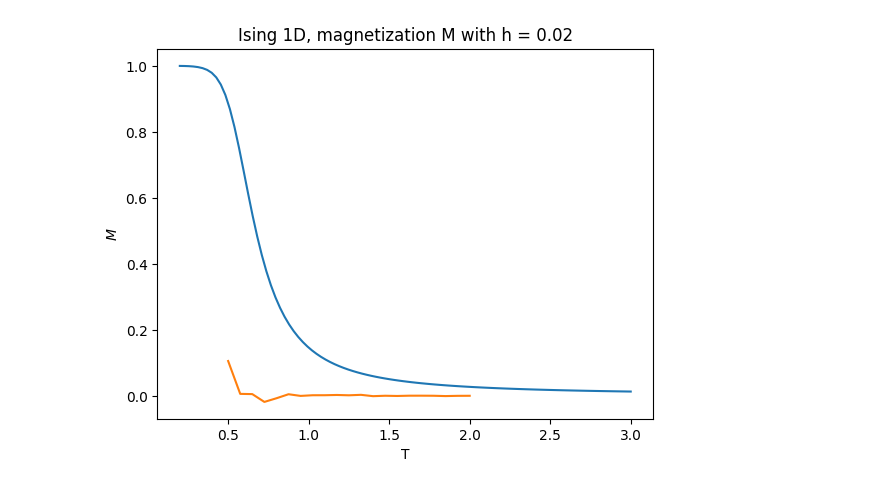
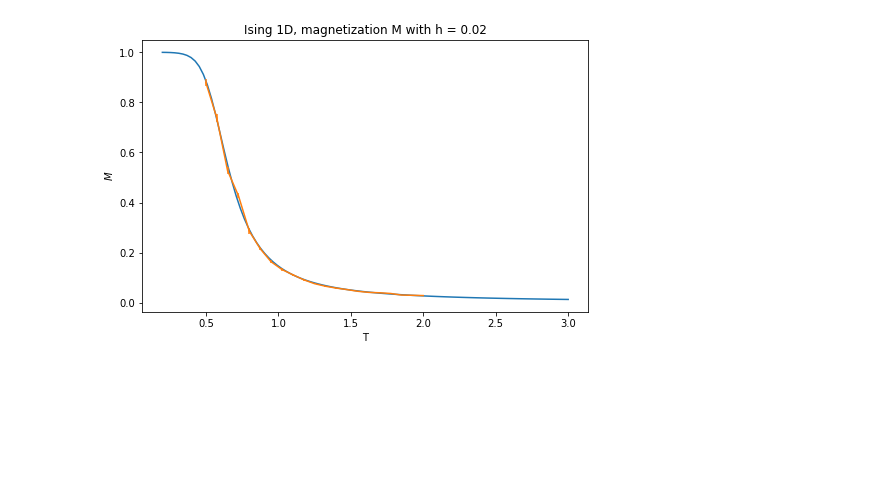
Before and after one commit to YggdrasilUrthr/NSL, a Jupyter notebook: Lab6/Lab6.ipynb, the cells around one changed output. Drawn from its saved outputs; the diff is of its cells as text; code cells hidden in the pictures; blank space fills up the shorter version.

```diff
--- a/Lab6/Lab6.ipynb
+++ b/Lab6/Lab6.ipynb
@@ -1,6 +1,8 @@
 # %%
 import numpy as np
 import matplotlib.pyplot as plt
+
+plt.rcParams['figure.figsize'] = [8, 5]
 
 points=100
 T_th = np.linspace(0.2,3.0,num=points)
@@ -13,16 +15,17 @@ ch = 1/th
 
 # TODO sistemare parametri simulazione per avere fit migliore (test a basse temperature)!!
 # %%
-U_data = np.loadtxt("./ISING_1D/output.ene.0", delimiter=',')
+U_data = np.flipud(np.loadtxt("./ISING_1D/output.ene.0", delimiter=','))
 U_data_final = []
 
 for row in U_data:
 
     if row[0] == 20:
 
-        U_data_final.append(row[1])
+        U_data_final.append([row[2], row[3]])
 
-print(len(U_data_final))
+U_data_final = np.asarray(U_data_final)
+print(U_data_final.shape)
 
 T = np.arange(0.5, 2 + 1 / 20, 1.5/20)
 e = -J*( th + ch*thN )/( 1 + thN )
@@ -31,6 +34,6 @@ plt.title('Ising 1D, internal energy')
 plt.xlabel('T')
 plt.ylabel('U/N')
 
-plt.plot(T, U_data_final)
+plt.errorbar(T, U_data_final[:, 0], yerr =  U_data_final[:, 1])
 plt.show()
 # %% [output]
@@ -39,20 +65,22 @@ plt.show()
 # %%
-X_data = np.loadtxt("./ISING_1D/output.chi.0", delimiter = ',')
+X_data = np.flipud(np.loadtxt("./ISING_1D/output.chi.0", delimiter = ','))
 X_data_final = []
 
-for idx, iter_num in enumerate(X_data[:,0]):
+for row in X_data:
 
-    if iter_num == 20:
+    if row[0] == 20:
 
-        X_data_final.append(X_data[idx, 2])
+        X_data_final.append([row[2], row[3]])
+
+X_data_final = np.asarray(X_data_final)
 
 T = np.arange(0.5, 2 + 1 / 20, 1.5/20)
 
-X = beta*np.exp(2*beta*J)*(1-thN)/(1+thN) / Ns
+X = beta*np.exp(2*beta*J)*(1-thN)/(1+thN)
 plt.plot(T_th, X)
 plt.title('Ising 1D, Susceptibility')
 plt.xlabel('T')
 plt.ylabel('$\chi$')
-plt.plot(T, X_data_final)
+plt.errorbar(T, X_data_final[:, 0], yerr =  X_data_final[:, 1])
 plt.show()
 # %% [output]
@@ -60,28 +88,30 @@ plt.show()
 # %%
-M_data = np.loadtxt("./ISING_1D/output.mag.0", delimiter = ',')
+M_data = np.flipud(np.loadtxt("./ISING_1D/output.mag.0.02", delimiter = ','))
 M_data_final = []
 
-for idx, iter_num in enumerate(M_data[:,0]):
+for row in M_data:
 
-    if iter_num == 20:
+    if row[0] == 20:
 
-        M_data_final.append(M_data[idx, 2])
+        M_data_final.append([row[2], row[3]])
+
+M_data_final = np.asarray(M_data_final)
 
 T = np.arange(0.5, 2 + 1 / 20, 1.5/20)
 
 h=0.02 #external field
 b = 1/T_th
 
 l1 = np.exp(b*J)*np.cosh(b*h)+np.sqrt(np.exp(2*b*J)*np.cosh(b*h)*np.cosh(b*h)-2*np.sinh(2*b*J))
 l2 = np.exp(b*J)*np.cosh(b*h)-np.sqrt(np.exp(2*b*J)*np.cosh(b*h)*np.cosh(b*h)-2*np.sinh(2*b*J))
 Z = l1**Ns + l2**Ns
 M = (np.exp(b*J)*np.sinh(b*h)*((l1**(Ns-1))*(1+np.exp(b*J)*np.cosh(b*h)/np.sqrt(np.exp(2*b*J)*np.cosh(b*h)*np.cosh(b*h)-2*np.sinh(2*b*J)))
         + (l2**(Ns-1))*(1-np.exp(b*J)*np.cosh(b*h)/np.sqrt(np.exp(2*b*J)*np.cosh(b*h)*np.cosh(b*h)-2*np.sinh(2*b*J)))))/(Z)
 plt.plot(T_th, M)
 plt.title('Ising 1D, magnetization M with h = 0.02')
 plt.xlabel('T')
 plt.ylabel('$M$')
-plt.plot(T, M_data_final)
+plt.errorbar(T, M_data_final[:, 0], yerr =  M_data_final[:, 1])
 plt.show()
 # %% [output]
-[figure, old version]
+[figure, new version]
```
Also changed, not shown: parts of 7 cells of this notebook, 24 other files.
